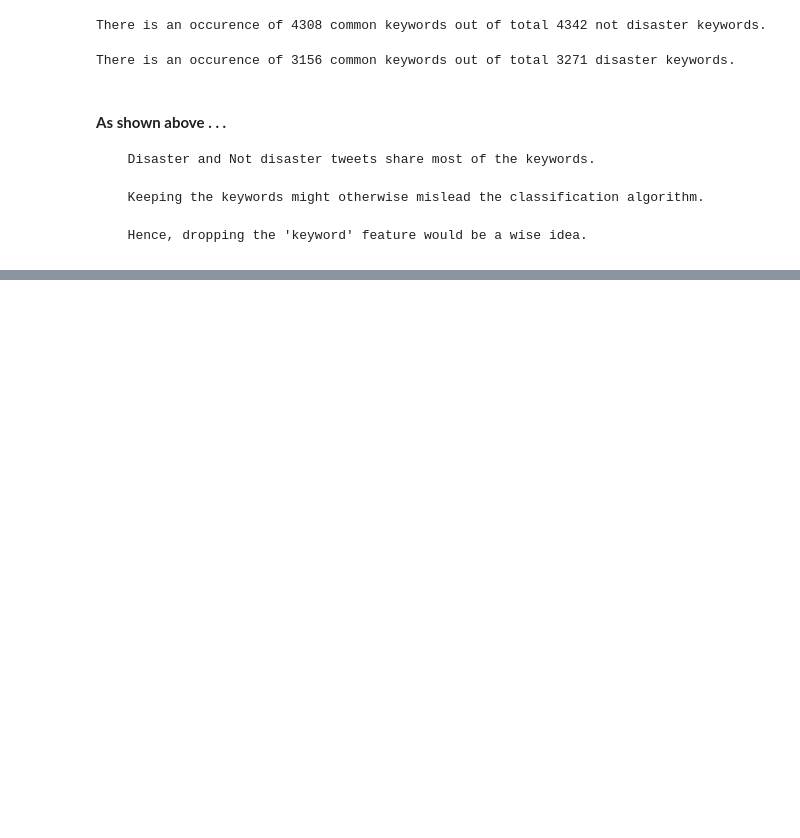
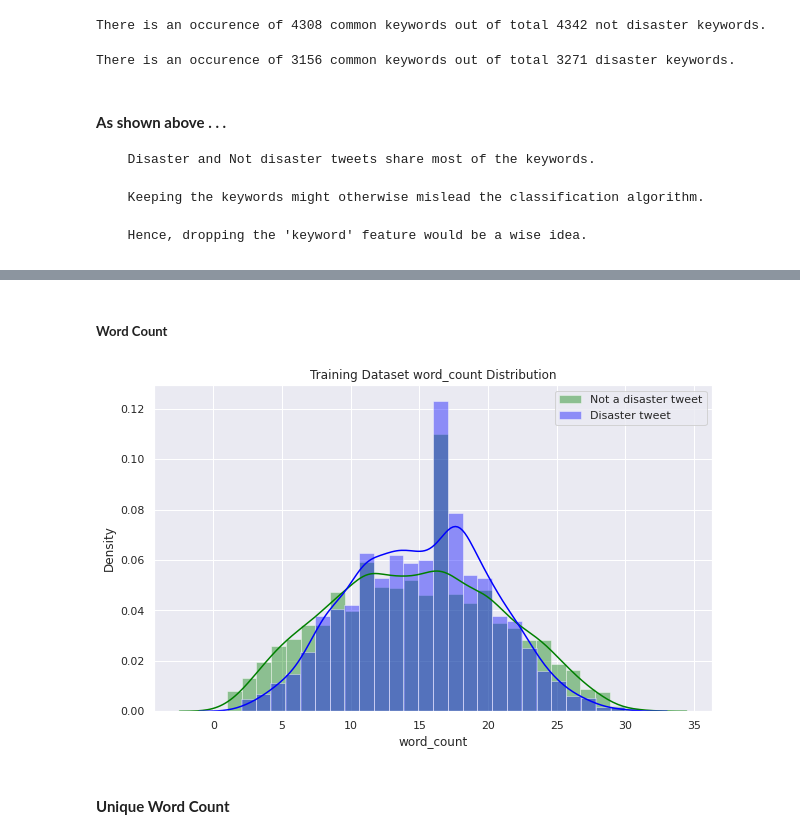
Before and after one commit to FanusArefaine/Natural-Language-Processing, a Jupyter notebook: NLP_Text_Classification_Disaster_or_Not.ipynb, the cells around one changed output, grey strips where cells are left out. Drawn from its saved outputs; the diff is of its cells as text; code cells hidden in the pictures; blank space fills up the shorter version.

```diff
--- a/NLP_Text_Classification_Disaster_or_Not.ipynb
+++ b/NLP_Text_Classification_Disaster_or_Not.ipynb
@@ -247,0 +286,42 @@ test_df.head()
+# %%
+def distribution_plot(df, feature_name):
+    plt.subplots(figsize=(10,6))
+
+    """
+        A function to plot distribution of a feature
+        against the target values for comparison.
+
+        df: input dataframe
+
+        feature_name: input name of the feature to plot
+        against the target value
+
+        output of the function is a plot
+    """
+
+    sns.set_theme()
+
+    ax = sns.distplot(df[feature_name][df['target']==0], color='green', label='Not a disaster tweet')
+    ax = sns.distplot(df[feature_name][df['target']==1], color='blue', label='Disaster tweet')
+    plt.title("Training Dataset " + feature_name + " Distribution")
+    plt.legend()
+    plt.show()
+# %% [markdown]
+##### **Word Count**
+# %%
+# Word count implementation and applying to the train and testing dfs
+
+def word_count(df):
+  df['word_count'] = [len(sentence.split()) for sentence in df['text']]
+  return df
+
+
+train_df = word_count(train_df)
+test_df = word_count(test_df)
+# %%
+# word count distribution against target in train dataset
+distribution_plot(train_df, 'word_count')
+# %% [output]
+[figure, added]
+# %% [markdown]
+#### **Unique Word Count**
```
Also changed, not shown: parts of 18 cells of this notebook.
